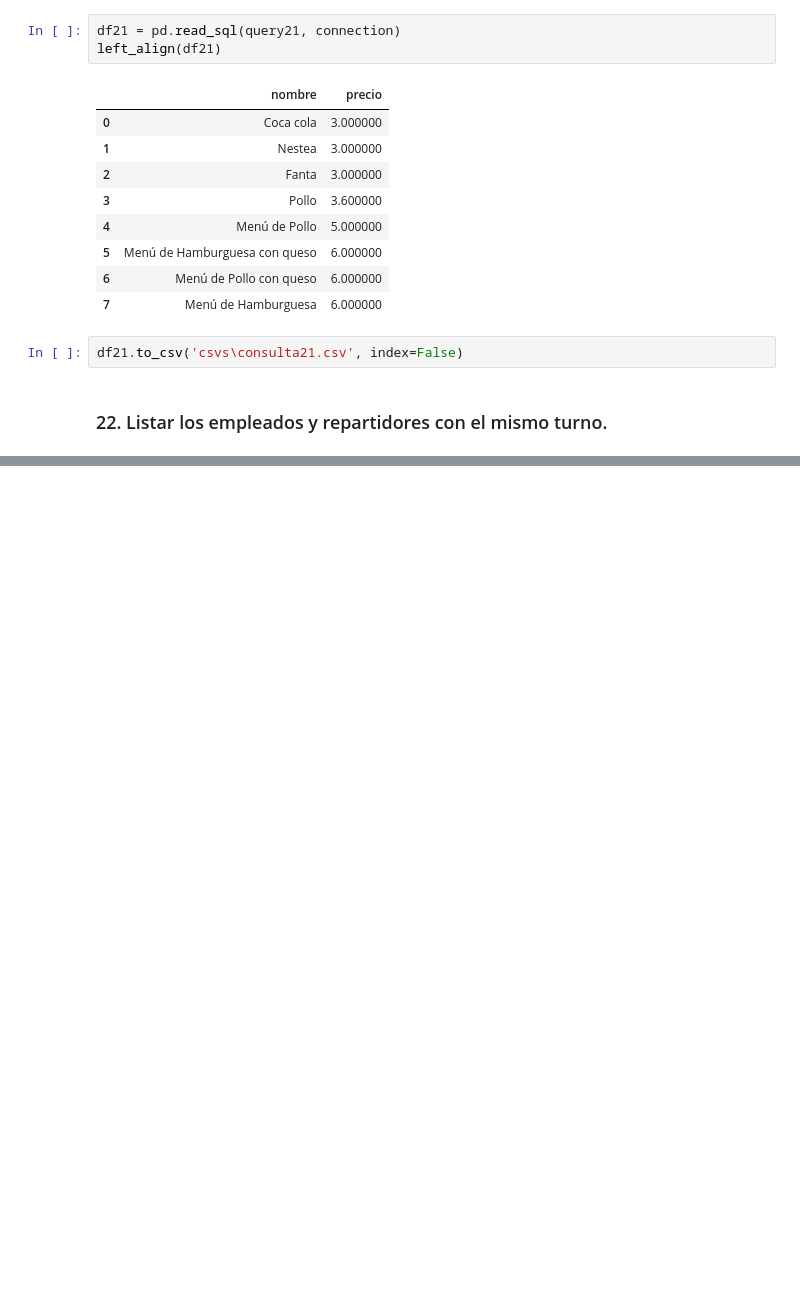
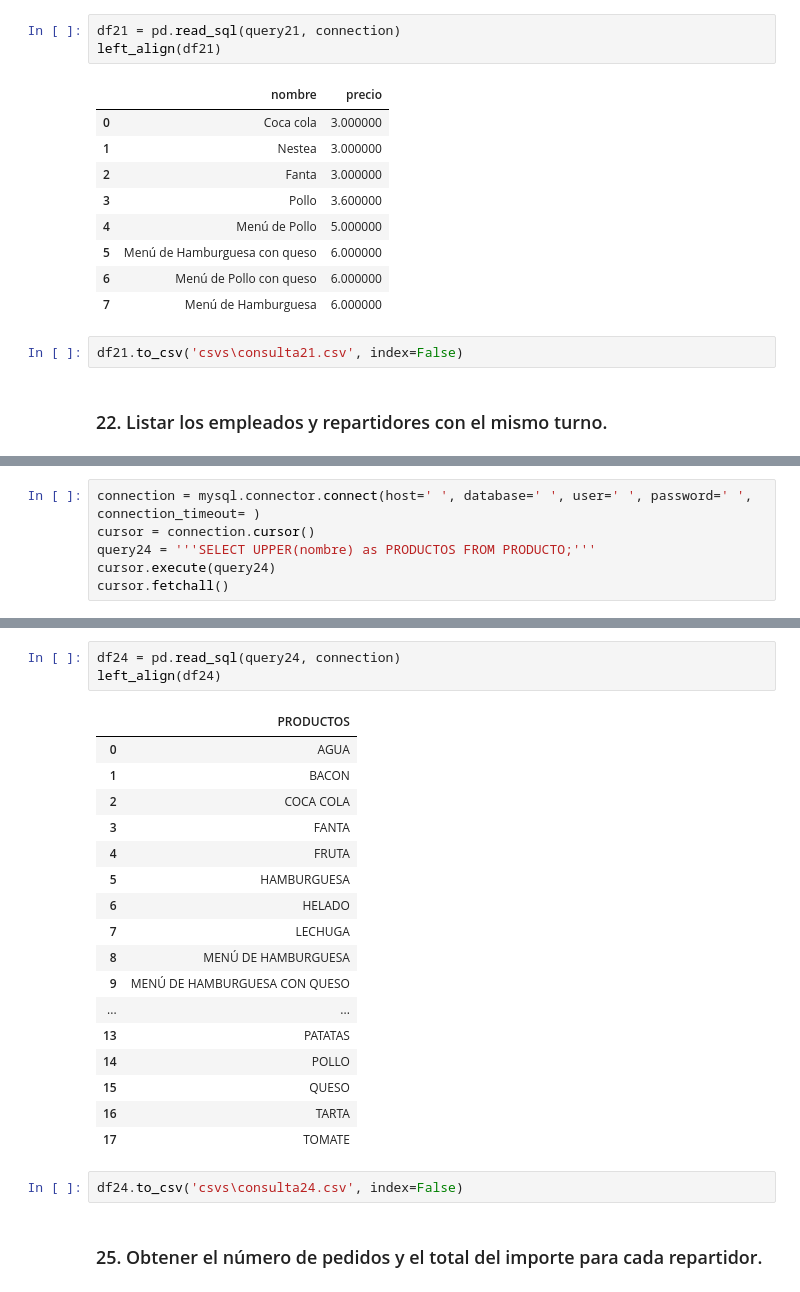
Before and after one commit to tooshiNoko/Analisi-DB-Pedidos-SQL, a Jupyter notebook: sql.ipynb, the cells around one changed output, grey strips where cells are left out. Drawn from its saved outputs; the diff is of its cells as text; blank space fills up the shorter version.

```diff
--- a/sql.ipynb
+++ b/sql.ipynb
@@ -758,0 +846,6 @@ df21.to_csv('csvs\consulta21.csv', index=False)
+# %%
+connection = mysql.connector.connect(host=' ', database=' ', user=' ', password=' ', connection_timeout= )
+cursor = connection.cursor()
+query24 = '''SELECT UPPER(nombre) as PRODUCTOS FROM PRODUCTO;'''
+cursor.execute(query24)
+cursor.fetchall()
@@ -758,0 +871,25 @@ df21.to_csv('csvs\consulta21.csv', index=False)
+# %%
+df24 = pd.read_sql(query24, connection)
+left_align(df24)
+# %% [output]
+|  | PRODUCTOS |
+| 0 | AGUA |
+| 1 | BACON |
+| 2 | COCA COLA |
+| 3 | FANTA |
+| 4 | FRUTA |
+| 5 | HAMBURGUESA |
+| 6 | HELADO |
+| 7 | LECHUGA |
+| 8 | MENÚ DE HAMBURGUESA |
+| 9 | MENÚ DE HAMBURGUESA CON QUESO |
+| ... | ... |
+| 13 | PATATAS |
+| 14 | POLLO |
+| 15 | QUESO |
+| 16 | TARTA |
+| 17 | TOMATE |
+# %%
+df24.to_csv('csvs\consulta24.csv', index=False)
+# %% [markdown]
+### 25. Obtener el número de pedidos y el total del importe para cada repartidor.
```
Also changed, not shown: parts of 73 cells of this notebook.
